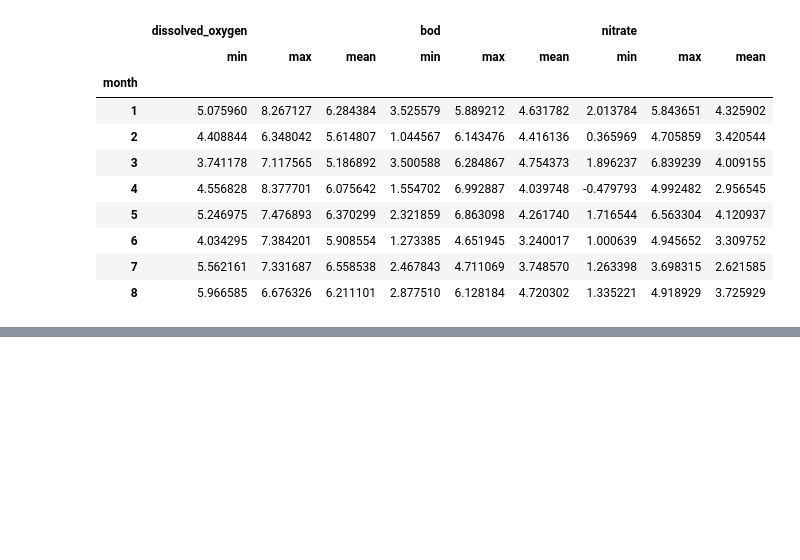
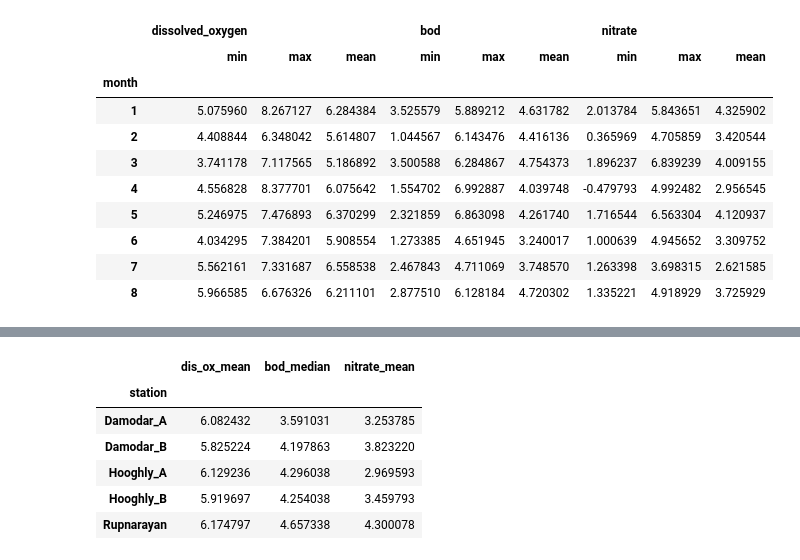
Before and after one commit to PaulamiGhosh/daily_python_practice, a Jupyter notebook: python_project/python_daily_practice.ipynb, the cells around one changed output, grey strips where cells are left out. Saved outputs shown, nothing was run; the diff lists cells and outputs as text; code cells hidden in the pictures; blank space fills up the shorter version.

```diff
--- a/python_project/python_daily_practice.ipynb
+++ b/python_project/python_daily_practice.ipynb
@@ -145,0 +220,14 @@ water.groupby('month')[['dissolved_oxygen','bod','nitrate']].agg(['min','max','m
+# %%
+water.groupby('station')[['dissolved_oxygen','bod','nitrate']].apply(lambda df: pd.Series({
+    'dis_ox_mean': df['dissolved_oxygen'].mean(),
+    'bod_median' : df['bod'].median(),
+    'nitrate_mean' : df['nitrate'].mean()
+}))
+# %% [output]
+|  | dis_ox_mean | bod_median | nitrate_mean |
+| station |  |  |  |
+| Damodar_A | 6.082432 | 3.591031 | 3.253785 |
+| Damodar_B | 5.825224 | 4.197863 | 3.823220 |
+| Hooghly_A | 6.129236 | 4.296038 | 2.969593 |
+| Hooghly_B | 5.919697 | 4.254038 | 3.459793 |
+| Rupnarayan | 6.174797 | 4.657338 | 4.300078 |
```
Also changed, not shown: parts of 5 cells of this notebook, 2 other files.
